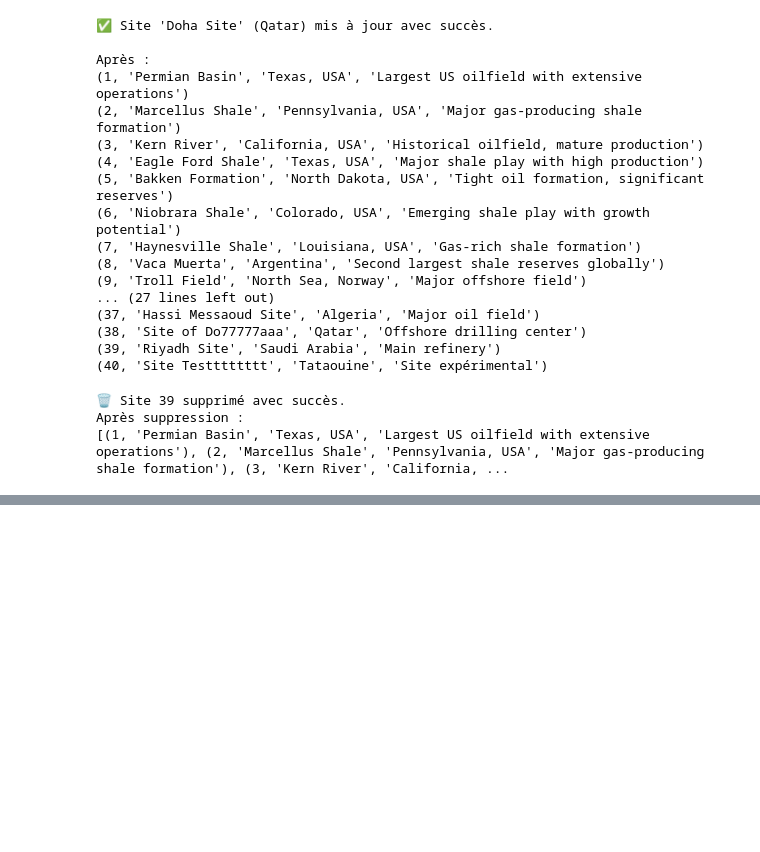
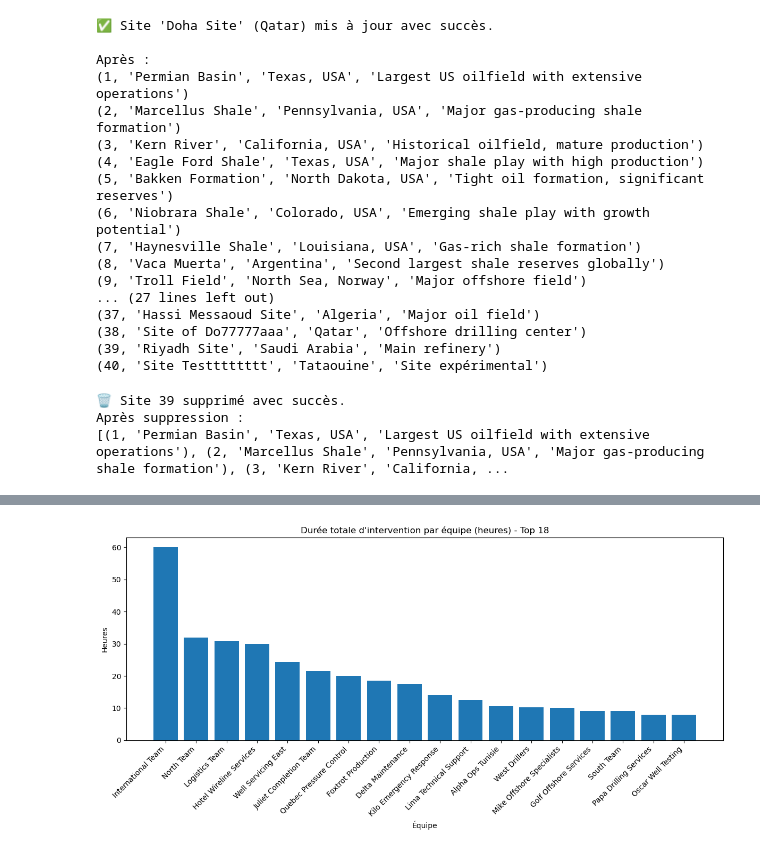
Before and after one commit to RihabZ/Oil_Production_Management_System, a Jupyter notebook: init_db.ipynb, the cells around one changed output, grey strips where cells are left out. Cells and saved outputs as stored; diff of their text form; code cells hidden in the pictures; blank space fills up the shorter version.

```diff
--- a/init_db.ipynb
+++ b/init_db.ipynb
@@ -1155,0 +1394,37 @@ for w in get_wells():
+# %%
+from src.analytics import rendement_par_equipe
+import matplotlib.pyplot as plt
+import pandas as pd
+import numpy as np
+
+# 1. Préparation des données
+data_team = rendement_par_equipe()
+df_team = pd.DataFrame(data_team, columns=["Team", "Heures"])
+
+# Triez les données par 'Heures' de manière décroissante
+df_team_sorted = df_team.sort_values(by="Heures", ascending=False)
+
+# Limitez-vous aux 20 premières équipes
+df_top_20 = df_team_sorted.head(18)
+
+# 2. Configuration du graphique pour l'espacement
+# Augmentez la taille de la figure pour donner plus d'espace aux étiquettes
+plt.figure(figsize=(12, 6)) # Taille augmentée (ex: de 8x5 à 12x6)
+
+plt.bar(df_top_20["Team"], df_top_20["Heures"])
+
+# 3. Paramètres d'affichage
+plt.title("Durée totale d'intervention par équipe (heures) - Top 18")
+plt.xlabel("Équipe")
+plt.ylabel("Heures")
+
+# Ajustez la rotation des étiquettes de l'axe X.
+# Une rotation à 45° ou 60° est courante, mais 45° peut suffire avec la plus grande figure.
+plt.xticks(rotation=45, ha='right')
+
+# Optionnel : Ajustez les marges pour s'assurer que les étiquettes ne sont pas coupées
+plt.tight_layout()
+
+plt.show()
+# %% [output]
+[figure, added]
```
Also changed, not shown: parts of 53 cells of this notebook, 6 other files.
